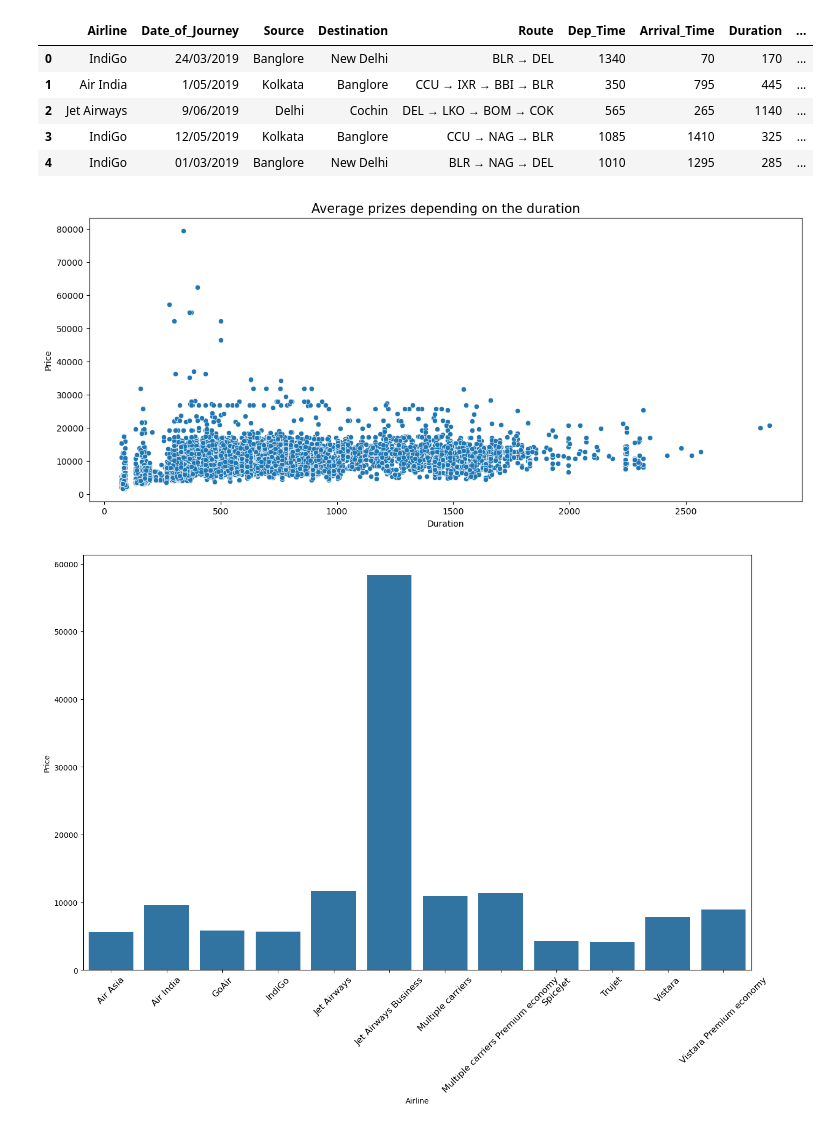
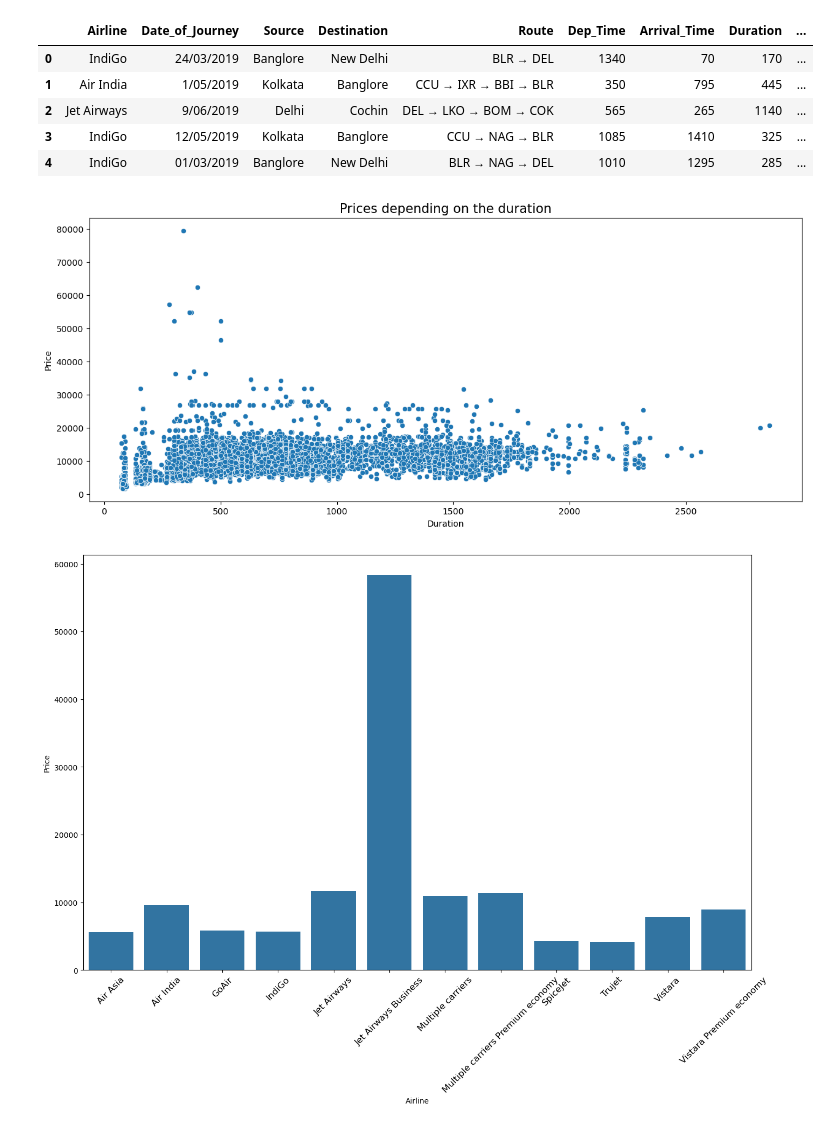
Before and after one commit to Abdul-Wahab-318/Flight-Price-Prediction, a Jupyter notebook: Flight Price Prediction.ipynb, the cells around one changed output. Saved outputs shown, nothing was run; the diff lists cells and outputs as text; code cells hidden in the pictures.

```diff
--- a/Flight Price Prediction.ipynb
+++ b/Flight Price Prediction.ipynb
@@ -164,10 +221,10 @@ df_train.head()
 | 4 | IndiGo | 01/03/2019 | Banglore | New Delhi | BLR → NAG → DEL | 1010 | 1295 | 285 | ... |
 # %%
 plt.figure(figsize=(15,6))
-ax = sns.scatterplot(x="Duration", y="Price", data=df_train).set_title("Average prizes depending on the duration",fontsize=15)
+ax = sns.scatterplot(x="Duration", y="Price", data=df_train).set_title("Prices depending on the duration",fontsize=15)
 plt.show()
 # %% [output]
-[figure, old version]
+[figure, new version]
 # %%
 df_temp = df_train.copy()
 airline_price_grouped = df_temp.groupby(["Airline"])['Price'].mean(numeric_only=True).reset_index()
```
Also changed, not shown: parts of 18 cells of this notebook.
